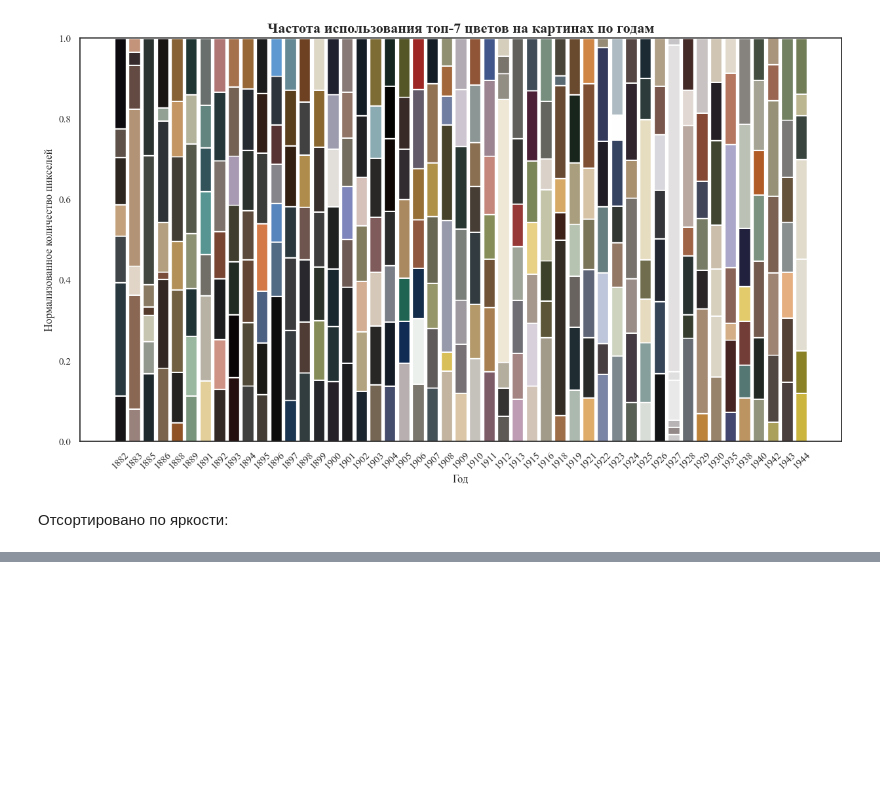
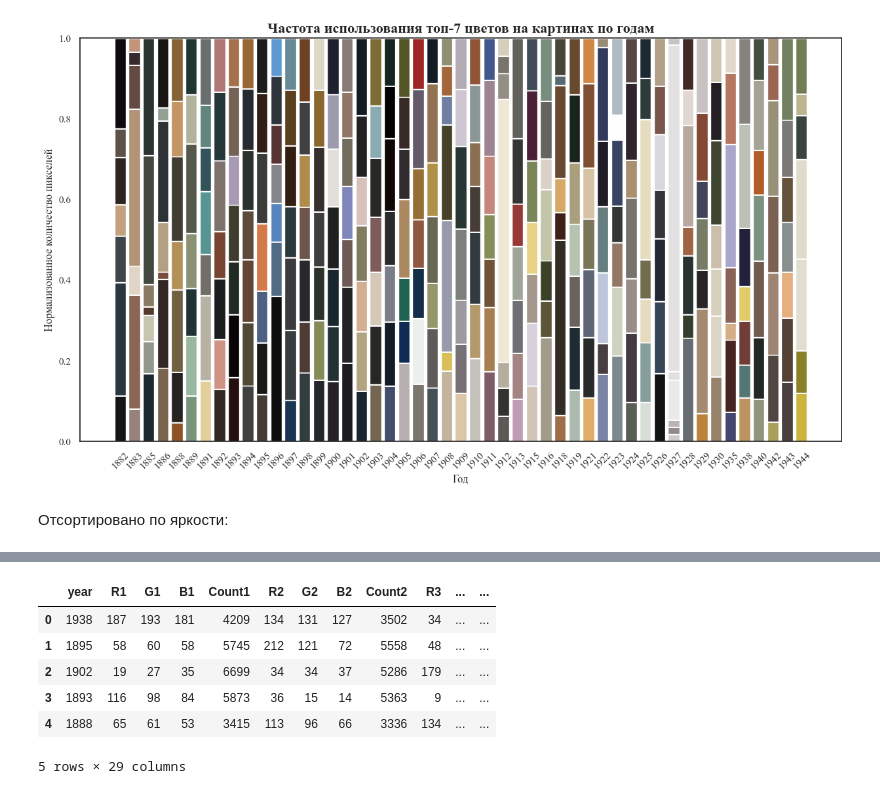
Before and after one commit to pryanik/i3_shades_of_mind, a Jupyter notebook: color_analysis_munch.ipynb, the cells around one changed output, grey strips where cells are left out. Saved outputs shown, nothing was run; the diff lists cells and outputs as text; code cells hidden in the pictures; blank space fills up the shorter version.

```diff
--- a/color_analysis_munch.ipynb
+++ b/color_analysis_munch.ipynb
@@ -818,0 +1034,24 @@ plot_color_distribution(colors_by_year_gm, how='sorted', classifier='GMM')
+# %%
+rows = []
+for year, colors in colors_by_year_bgm.items():
+    color_list = list(colors.items())[:7]  # Оставляем только 7 цветов
+    row = [year]
+    for i, ((r, g, b), count) in enumerate(color_list):
+        row.extend([r, g, b, count])  # Добавляем R, G, B и Count
+    rows.append(row)
+
+columns = ['year']
+for i in range(1, 8):  # 7 цветов
+    columns.extend([f'R{i}', f'G{i}', f'B{i}', f'Count{i}'])
+
+# Создаем DataFrame
+df = pd.DataFrame(rows, columns=columns)
+df.head()
+# %% [output]
+|  | year | R1 | G1 | B1 | Count1 | R2 | G2 | B2 | Count2 | R3 | ... | ... |
+| 0 | 1938 | 187 | 193 | 181 | 4209 | 134 | 131 | 127 | 3502 | 34 | ... | ... |
+| 1 | 1895 | 58 | 60 | 58 | 5745 | 212 | 121 | 72 | 5558 | 48 | ... | ... |
+| 2 | 1902 | 19 | 27 | 35 | 6699 | 34 | 34 | 37 | 5286 | 179 | ... | ... |
+| 3 | 1893 | 116 | 98 | 84 | 5873 | 36 | 15 | 14 | 5363 | 9 | ... | ... |
+| 4 | 1888 | 65 | 61 | 53 | 3415 | 113 | 96 | 66 | 3336 | 134 | ... | ... |
+5 rows × 29 columns
```
Also changed, not shown: parts of 42 cells of this notebook.
